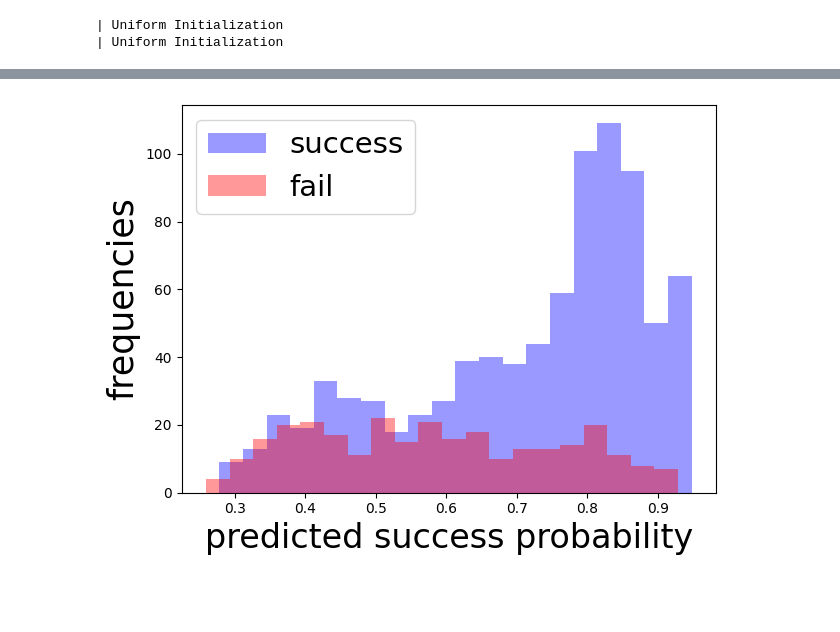
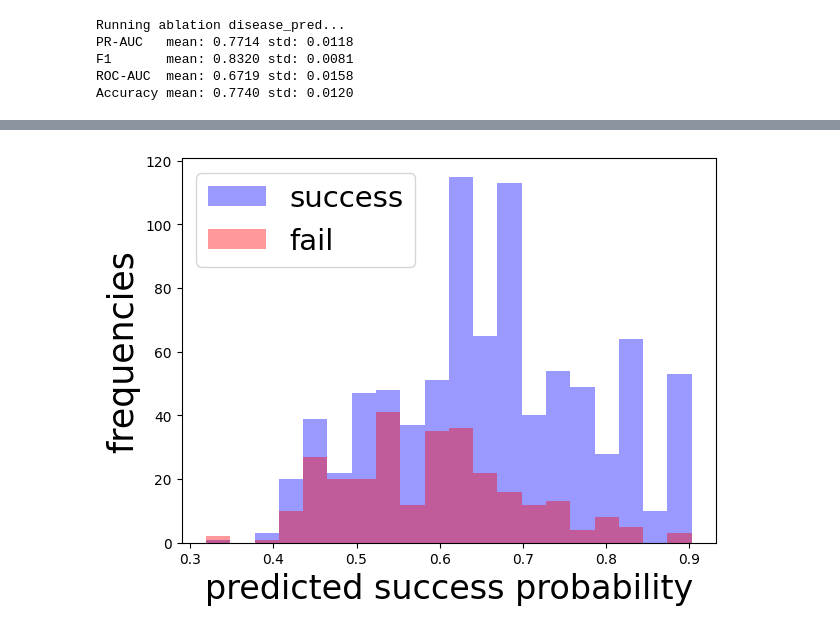
Before and after one commit to leakedweights/llms-for-trials, a Jupyter notebook: src/hint/ablations.ipynb, the cells around one changed output, grey strips where cells are left out. Saved outputs shown, nothing was run; the diff lists cells and outputs as text; code cells hidden in the pictures; blank space fills up the shorter version.

Commit message:
added simple model code

```diff
--- a/src/hint/ablations.ipynb
+++ b/src/hint/ablations.ipynb
@@ -13,9 +67,18 @@ if not os.path.exists("figure"):
+# %%
+ablations = [
+      {"name": "disease_pred",
+      "config": {
+         "disease_embedding": True
+     }
+    },
+]
 # %%
-base_name = 'phase_III' ### 'toy', 'phase_I', 'phase_II', 'phase_III', 'indication'
+phase_name = 'phase_III'
+model_name = 'icd_protocol'
 datafolder = "data"
-train_file = os.path.join(datafolder, base_name + '_train.csv')
-valid_file = os.path.join(datafolder, base_name + '_valid.csv')
-test_file = os.path.join(datafolder, base_name + '_test.csv')
+train_file = os.path.join(datafolder, phase_name + '_train.csv')
+valid_file = os.path.join(datafolder, phase_name + '_valid.csv')
+test_file = os.path.join(datafolder, phase_name + '_test.csv')
 # %%
 mpnn_model = MPNN(mpnn_hidden_size = 50, mpnn_depth=3, device = device)
 admet_model_path = "save_model/admet_model.ckpt"
@@ -45,27 +108,34 @@ icdcode2ancestor_dict = build_icdcode2ancestor_dict()
 gram_model = GRAM(embedding_dim = 50, icdcode2ancestor = icdcode2ancestor_dict, device = device)
 protocol_model = ProtocolEmbedding(output_dim = 50, highway_num=3, device = device)
 # %%
-hint_model_path = "save_model/" + base_name + ".ckpt"
-if not os.path.exists(hint_model_path):
-	model = HINTModel(molecule_encoder = mpnn_model,
-			 disease_encoder = gram_model,
-			 protocol_encoder = protocol_model,
-			 device = device,
-			 global_embed_size = 50,
-			 highway_num_layer = 2,
-			 prefix_name = base_name,
-			 gnn_hidden_size = 50,
-			 epoch = 3,
-			 lr = 1e-3,
-			 weight_decay = 0,
-			)
-	model.init_pretrain(admet_model)
-	model.learn(train_loader, valid_loader, test_loader)
-	model.bootstrap_test(test_loader)
-	torch.save(model, hint_model_path)
-else:
-	model = torch.load(hint_model_path)
-	model.bootstrap_test(test_loader)
+for ablation in ablations:
+    hint_model_path = "save_model/" + ablation["name"] + ".ckpt"
+    print(f"Running ablation {ablation['name']}...")
+
+    if not os.path.exists(hint_model_path):
+        model = HINTModel(molecule_encoder = mpnn_model,
+                 disease_encoder = gram_model,
+                 protocol_encoder = protocol_model,
+                 device = device,
+                 global_embed_size = 50,
+                 highway_num_layer = 2,
+                 prefix_name = model_name,
+                 gnn_hidden_size = 50,
+                 epoch = 3,
+                 lr = 1e-3,
+                 weight_decay = 0,
+                 ablations=ablation
+                )
+        model.init_pretrain(admet_model)
+        model.learn(train_loader, valid_loader, test_loader)
+        model.bootstrap_test(test_loader, sample_num = 50)
+        torch.save(model, hint_model_path)
+    else:
+        model = torch.load(hint_model_path)
+        nctid_all, predict_all = model.bootstrap_test(test_loader)
 # %% [output]
-| Uniform Initialization
-| Uniform Initialization
+Running ablation disease_pred...
+PR-AUC   mean: 0.7714 std: 0.0118
+F1       mean: 0.8320 std: 0.0081
+ROC-AUC  mean: 0.6719 std: 0.0158
+Accuracy mean: 0.7740 std: 0.0120
@@ -89 +142 @@ NCT04341727 0 0.659
-[figure, old version]
+[figure, new version]
```
Also changed, not shown: parts of 5 cells of this notebook, 40 other files.
